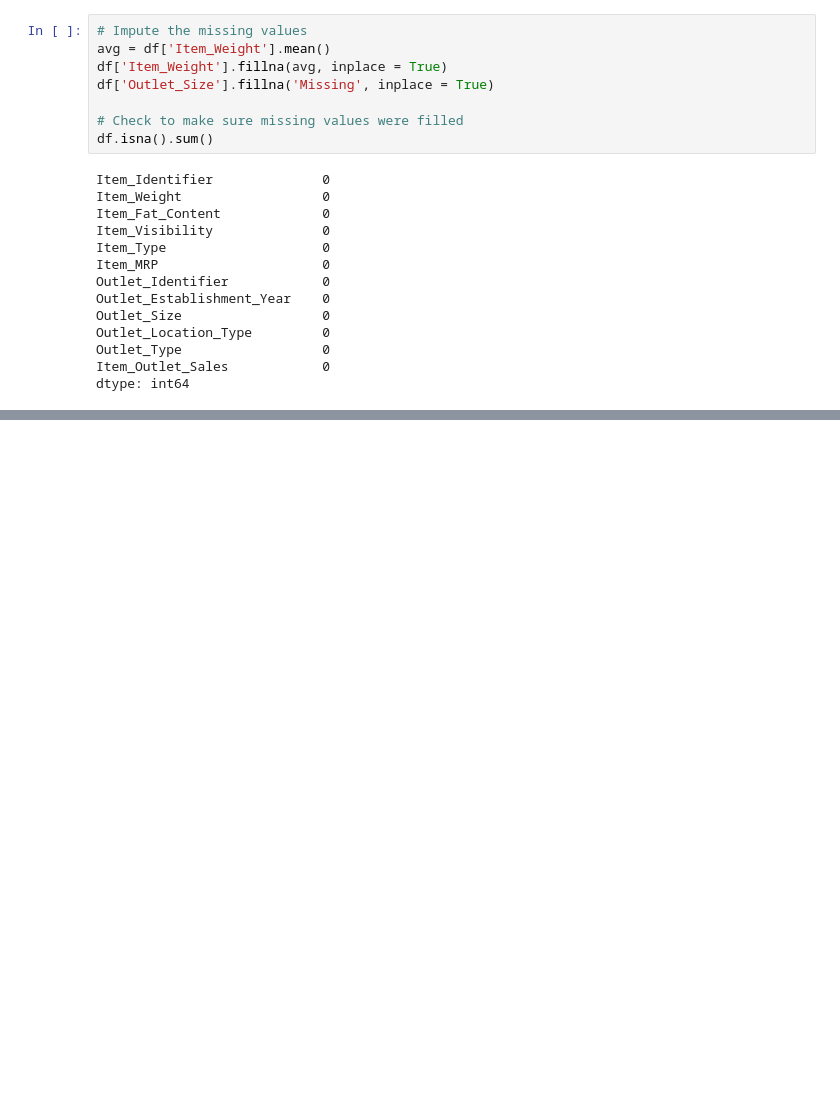
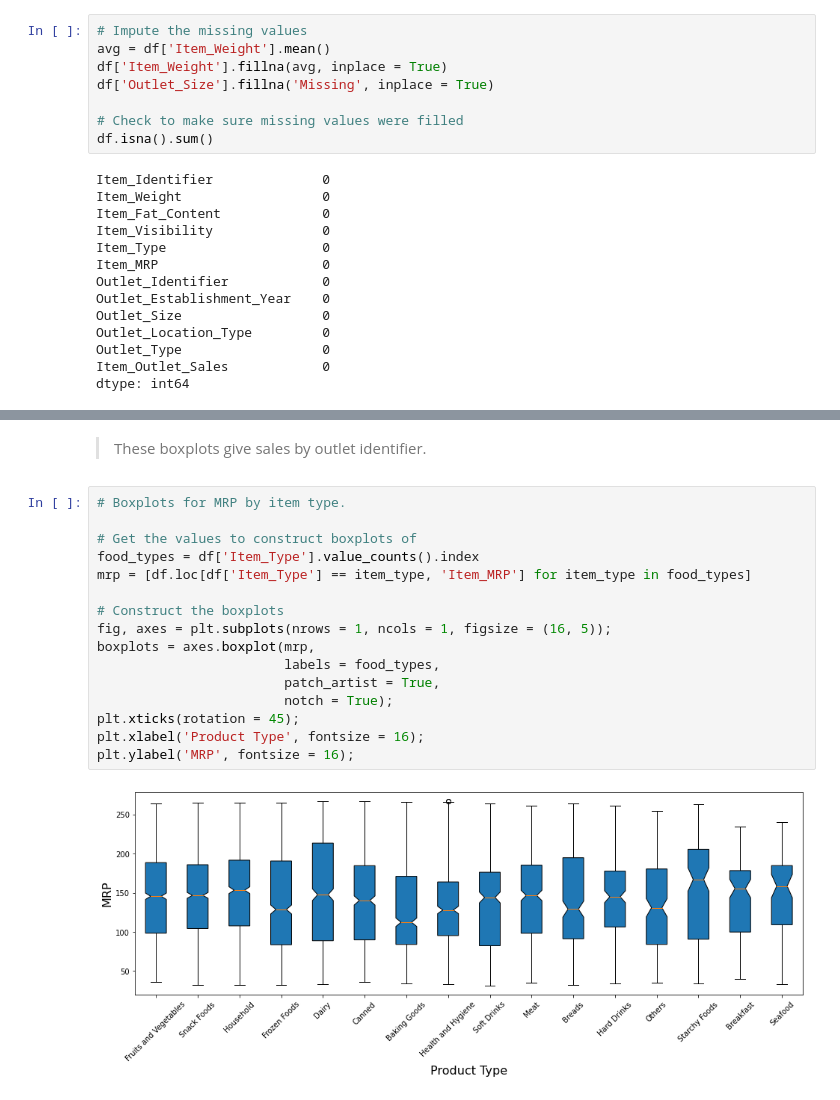
Before and after one commit to mvince33/food-sales-predictions, a Jupyter notebook: food_sales_prediction_final.ipynb, the cells around one changed output, grey strips where cells are left out. Cells and saved outputs as stored; diff of their text form; blank space fills up the shorter version.

```diff
--- a/food_sales_prediction_final.ipynb
+++ b/food_sales_prediction_final.ipynb
@@ -256,0 +299,20 @@ dtype: int64
+# %% [markdown]
+> These boxplots give sales by outlet identifier.
+# %%
+# Boxplots for MRP by item type.
+
+# Get the values to construct boxplots of
+food_types = df['Item_Type'].value_counts().index
+mrp = [df.loc[df['Item_Type'] == item_type, 'Item_MRP'] for item_type in food_types]
+
+# Construct the boxplots
+fig, axes = plt.subplots(nrows = 1, ncols = 1, figsize = (16, 5));
+boxplots = axes.boxplot(mrp,
+                        labels = food_types,
+                        patch_artist = True,
+                        notch = True);
+plt.xticks(rotation = 45);
+plt.xlabel('Product Type', fontsize = 16);
+plt.ylabel('MRP', fontsize = 16);
+# %% [output]
+[figure, added]
```
Also changed, not shown: parts of 15 cells of this notebook.
